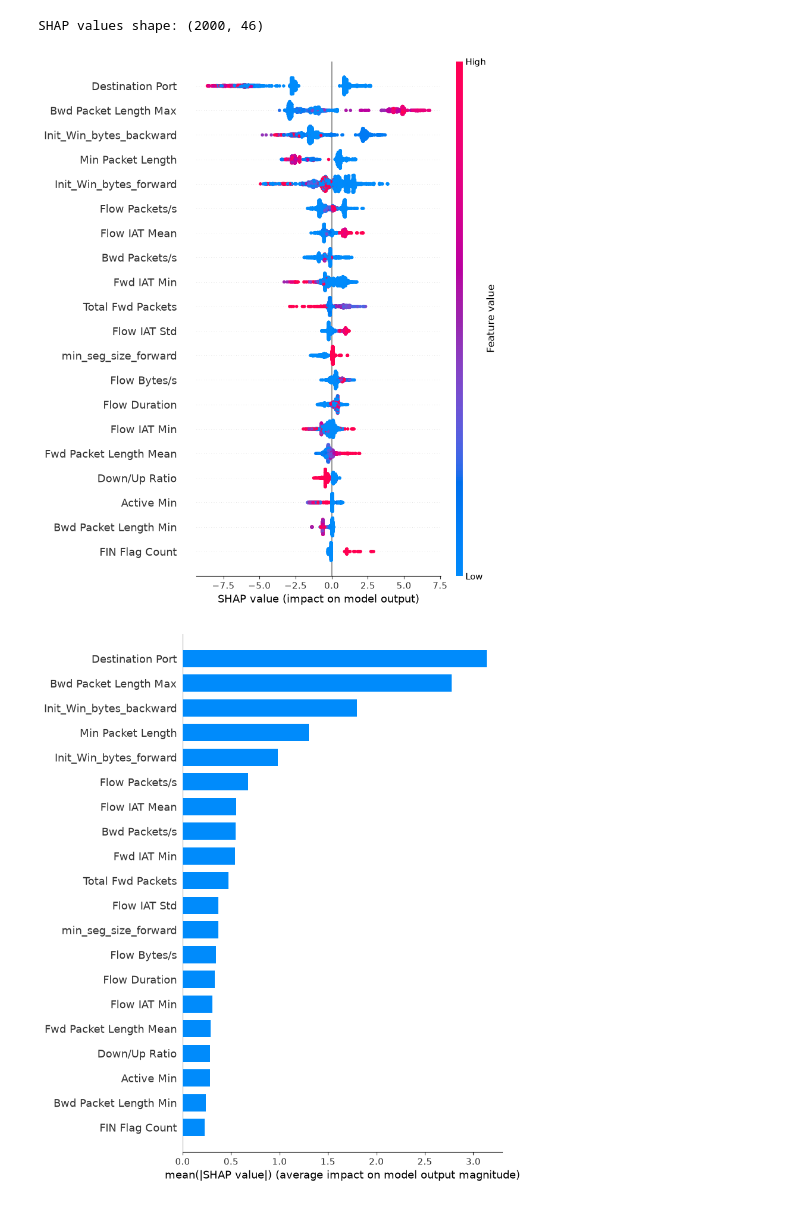
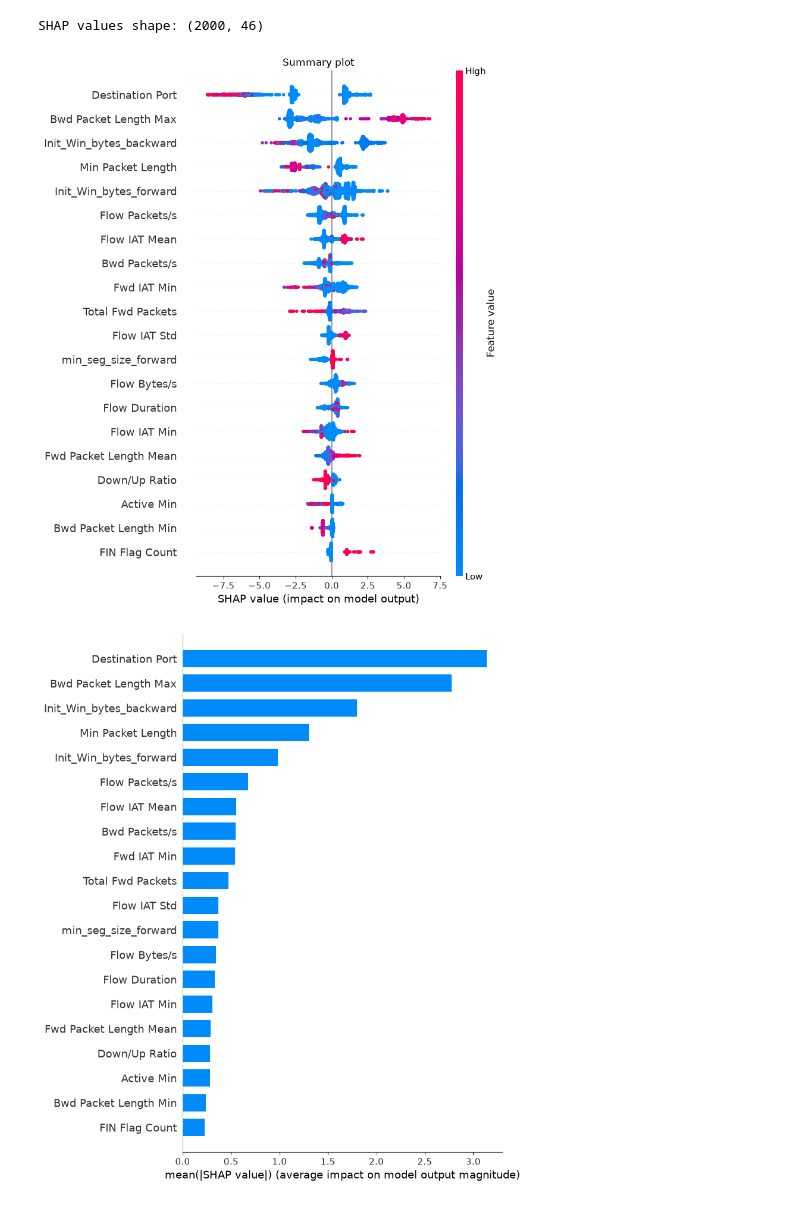
Before and after one commit to AISHIKA-CHAKRA/Explainable-Machine-Learning-for-Network-Intrusion-Detection, a Jupyter notebook: notebooks/07_explainability.ipynb, the cells around one changed output. Saved outputs shown, nothing was run; the diff lists cells and outputs as text; code cells hidden in the pictures.

```diff
--- a/notebooks/07_explainability.ipynb
+++ b/notebooks/07_explainability.ipynb
@@ -37,12 +37,13 @@ SHAP values shape: (2000, 46)
 # %%
 # Global feature importance
 plt.figure()
 shap.summary_plot(shap_values, X_shap_sample_df, show=False)
+plt.title("Summary plot")
 plt.tight_layout()
 plt.savefig("../reports/shap_summary_polt.png", dpi=150, bbox_inches='tight')
 plt.show()
 # %% [output]
-[figure, old version]
+[figure, new version]
 # %%
 # Bar chart version
 
```
Also changed, not shown: parts of 1 cell of this notebook, 9 other files.
